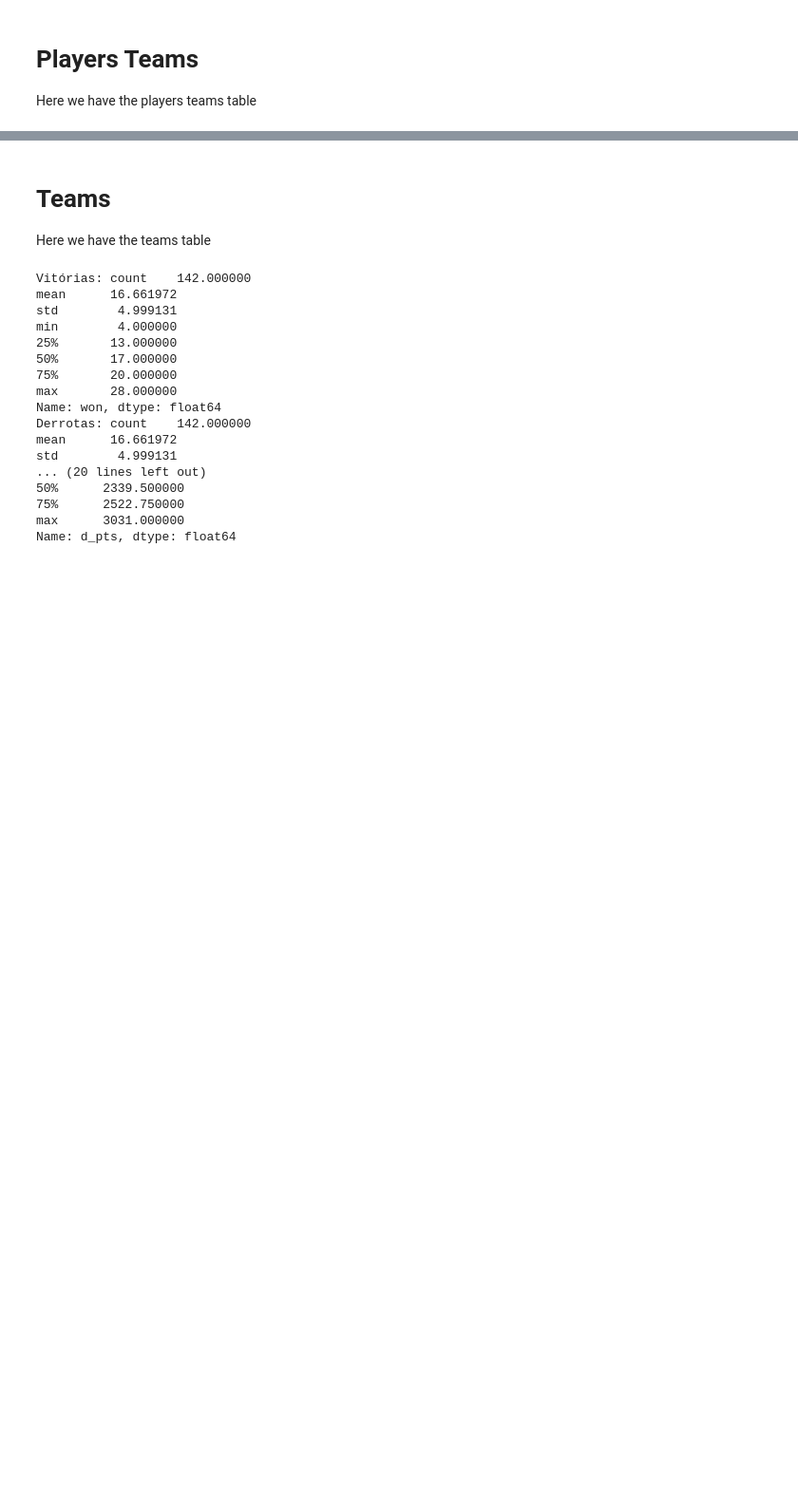
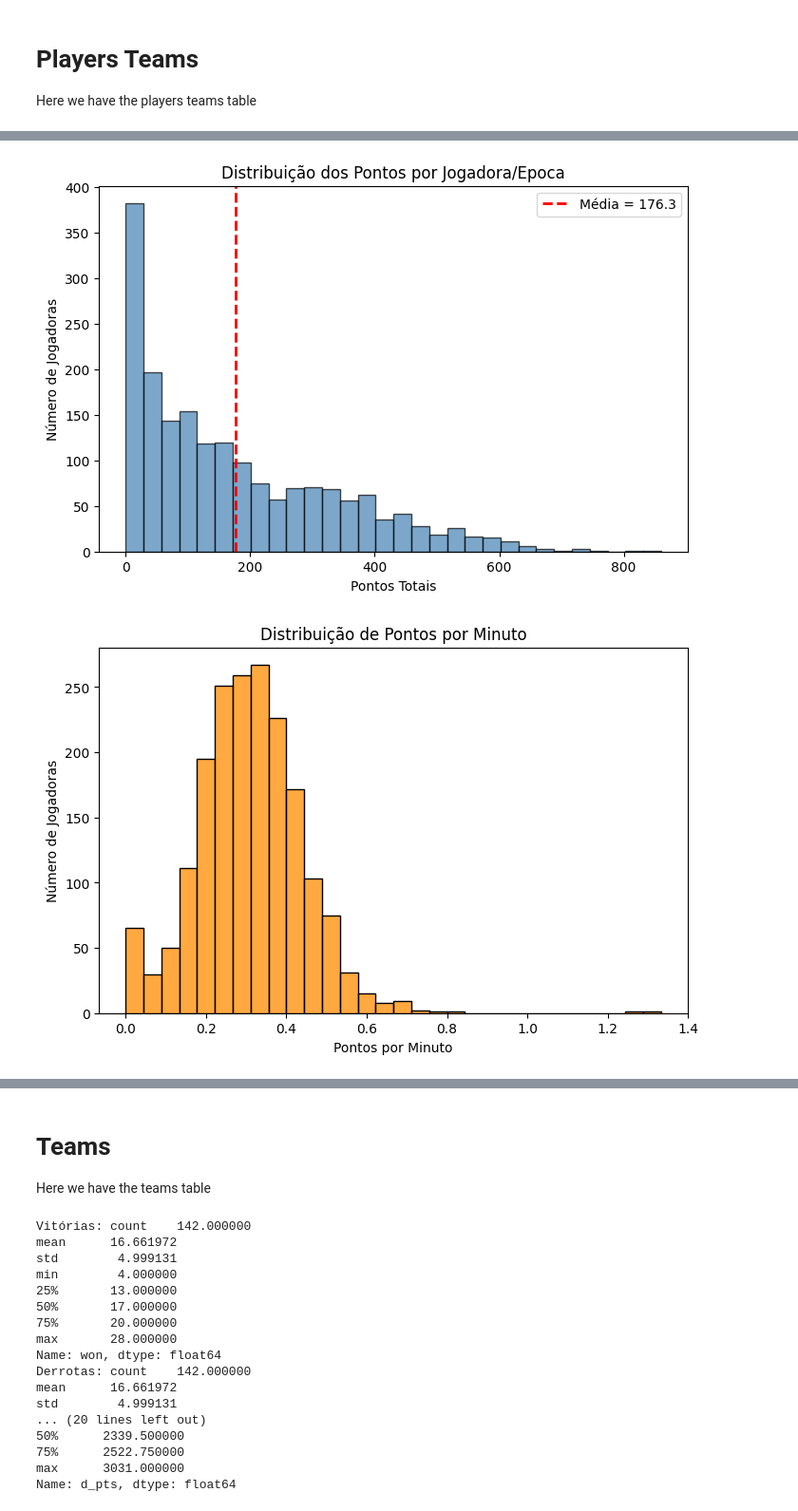
Before and after one commit to torradoov/Data_Mining-WNBA, a Jupyter notebook: notebook.ipynb, the cells around one changed output, grey strips where cells are left out. Shown at 95% size. Saved outputs shown, nothing was run; the diff lists cells and outputs as text; code cells hidden in the pictures; blank space fills up the shorter version.

```diff
--- a/notebook.ipynb
+++ b/notebook.ipynb
@@ -82,5 +82,83 @@ Name: count, dtype: int64
 
 Here we have the players teams table
 # %%
+#representa o desempenho de um jogador (player) numa época (year) por uma equipa (tmID).
 players_teams_df.head()
+# ------------------------------
+# 1. Estatísticas descritivas básicas
+# ------------------------------
+print(players_teams_df[['GP','minutes','points','rebounds','assists','steals','blocks','turnovers']].describe())
+
+# ------------------------------
+# 2. Distribuição de Pontos
+# ------------------------------
+plt.figure(figsize=(8,5))
+plt.hist(players_teams_df['points'], bins=30, color="steelblue", edgecolor="black", alpha=0.7)
+plt.axvline(players_teams_df['points'].mean(), color='red', linestyle='dashed', linewidth=2,
+            label=f"Média = {players_teams_df['points'].mean():.1f}")
+plt.title("Distribuição dos Pontos por Jogadora/Epoca")
+plt.xlabel("Pontos Totais")
+plt.ylabel("Número de Jogadoras")
+plt.legend()
+plt.show()
+
+# ------------------------------
+# 3. Pontos por Minuto
+# ------------------------------
+players_teams_df['points_per_min'] = players_teams_df['points'] / players_teams_df['minutes']
+plt.figure(figsize=(8,5))
+sns.histplot(players_teams_df['points_per_min'], bins=30, color="darkorange")
+plt.title("Distribuição de Pontos por Minuto")
+plt.xlabel("Pontos por Minuto")
+plt.ylabel("Número de Jogadoras")
+plt.show()
+
+# ------------------------------
+# 4. Assistências vs Pontos
+# ------------------------------
+plt.figure(figsize=(8,6))
+sns.scatterplot(data=players_teams_df, x='assists', y='points', alpha=0.6)
+plt.title("Relação entre Assistências e Pontos")
+plt.xlabel("Assistências")
+plt.ylabel("Pontos")
+plt.show()
+
+# ------------------------------
+# 5. Minutos vs Pontos
+# ------------------------------
+plt.figure(figsize=(8,6))
+sns.scatterplot(data=players_teams_df, x='minutes', y='points', alpha=0.6)
+plt.title("Relação entre Minutos e Pontos")
+plt.xlabel("Minutos Jogados")
+plt.ylabel("Pontos")
+plt.show()
+
+# ------------------------------
+# 6. Rebotes vs Assistências (estilo defensivo/ofensivo)
+# ------------------------------
+plt.figure(figsize=(8,6))
+sns.scatterplot(data=players_teams_df, x='rebounds', y='assists', alpha=0.6)
+plt.title("Relação entre Rebotes e Assistências")
+plt.xlabel("Rebotes Totais")
+plt.ylabel("Assistências")
+plt.show()
+
+# ------------------------------
+# 7. Correlação geral entre estatísticas principais
+# ------------------------------
+plt.figure(figsize=(10,8))
+sns.heatmap(players_teams_df[['points','rebounds','assists','steals','blocks','turnovers','minutes']].corr(),
+            annot=True, cmap='coolwarm', fmt=".2f")
+plt.title("Matriz de Correlação - Estatísticas Individuais")
+plt.show()
+
+# ------------------------------
+# 8. Top Jogadoras (por Pontos)
+# ------------------------------
+top_players = players_teams_df.groupby('playerID')['points'].sum().sort_values(ascending=False).head(10)
+top_players.plot(kind='barh', figsize=(8,5), color="purple")
+plt.title("Top 10 Jogadoras com Mais Pontos (acumulado)")
+plt.xlabel("Pontos Totais")
+plt.ylabel("Jogadora (ID)")
+plt.show()
 # %% [output]
@@ -93,0 +184,2 @@ players_teams_df.head()
+[figure, added]
+[figure, added]
```
Also changed, not shown: parts of 3 cells of this notebook, 1 other file.
